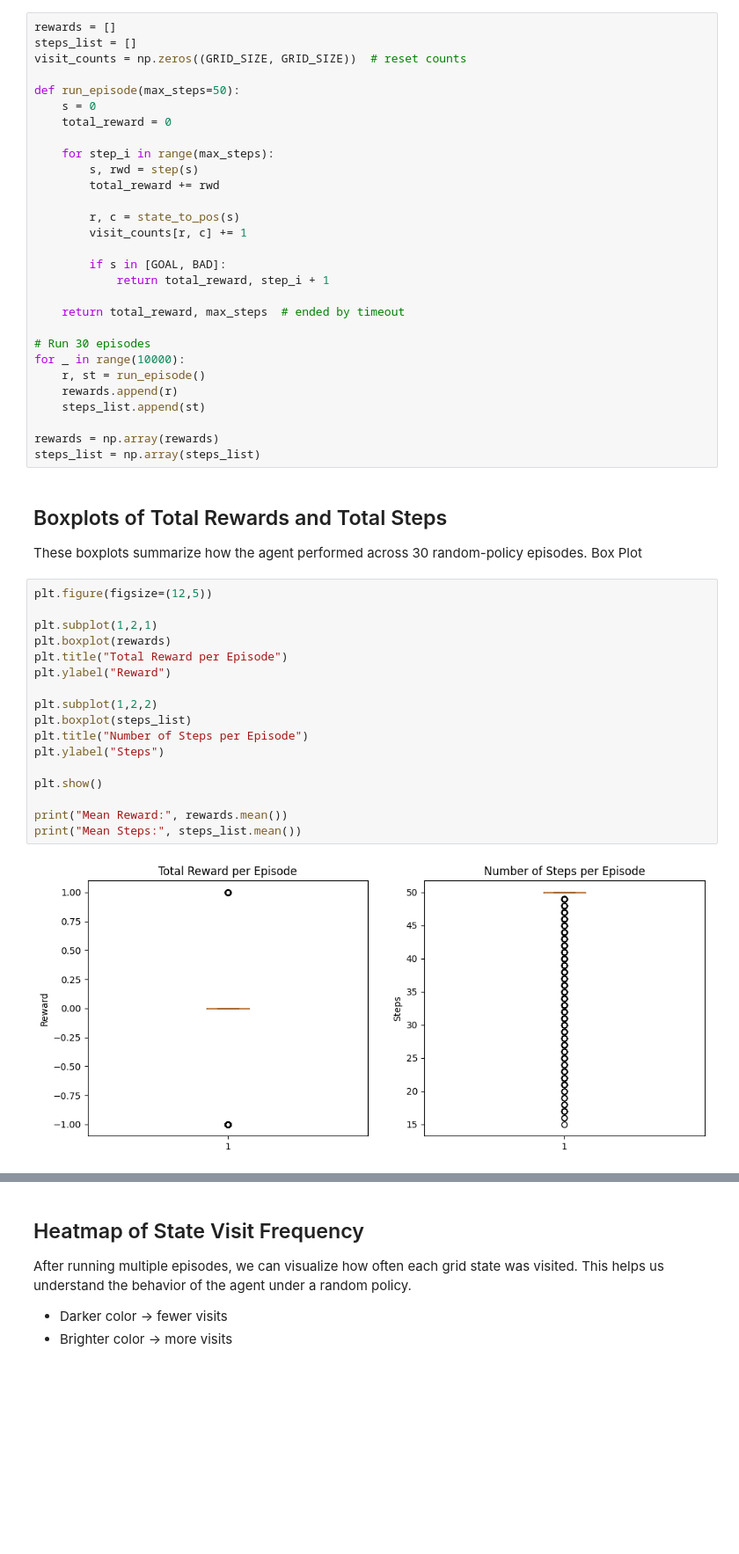
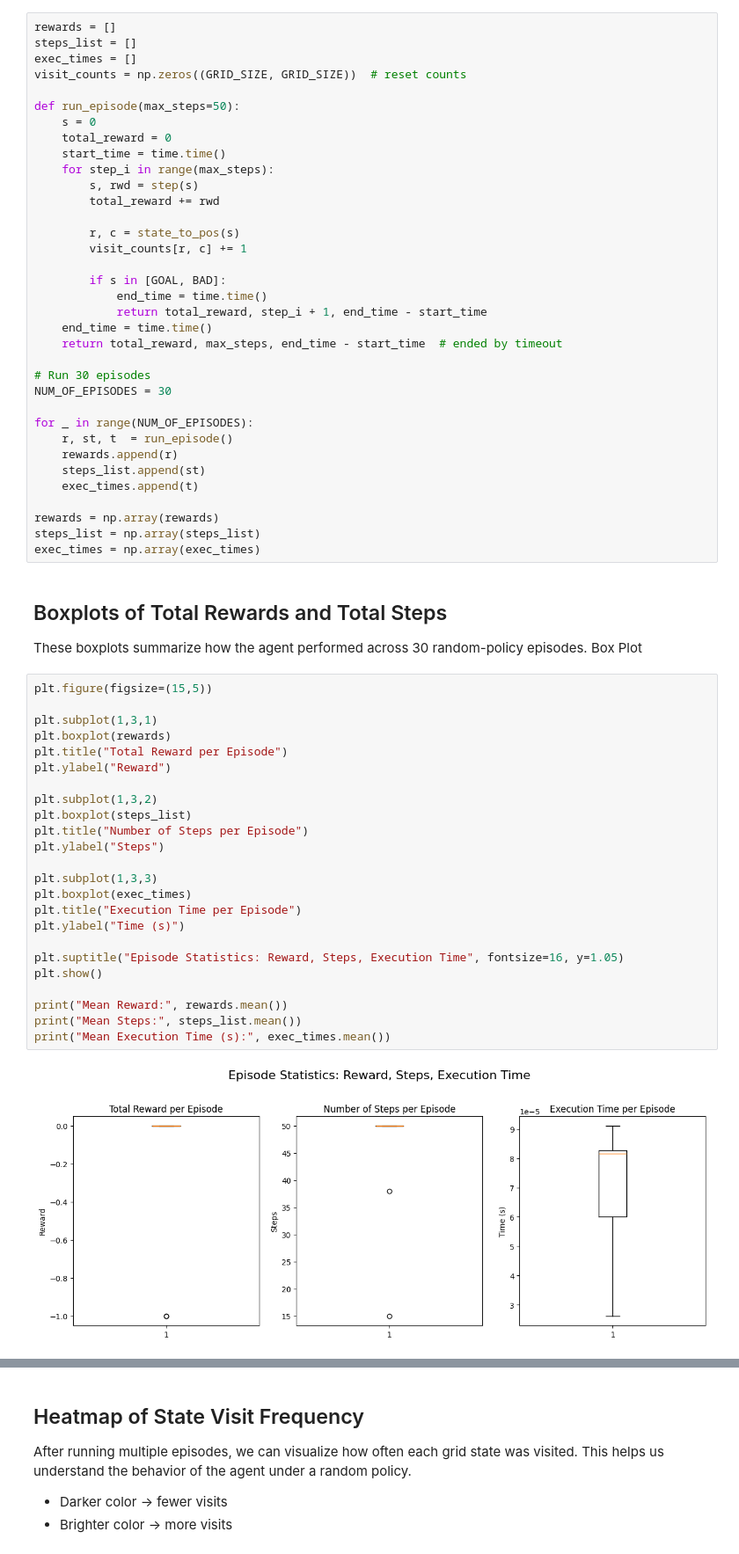
Before and after one commit to GauravGurung123/ml-supervised-learning-assignment-1, a Jupyter notebook: ReinforcementLearningEx/re_ex_1.ipynb, the cells around one changed output, grey strips where cells are left out. Shown: that part at 88% size. Saved outputs shown, nothing was run; the diff lists cells and outputs as text; blank space fills up the shorter version.

Commit message:
add max execution time

```diff
--- a/ReinforcementLearningEx/re_ex_1.ipynb
+++ b/ReinforcementLearningEx/re_ex_1.ipynb
@@ -187,12 +186,13 @@ We finish by plotting:
 # %%
 rewards = []
 steps_list = []
+exec_times = []
 visit_counts = np.zeros((GRID_SIZE, GRID_SIZE))  # reset counts
 
 def run_episode(max_steps=50):
     s = 0
     total_reward = 0
-
+    start_time = time.time()
     for step_i in range(max_steps):
         s, rwd = step(s)
         total_reward += rwd
@@ -201,38 +201,50 @@ def run_episode(max_steps=50):
         visit_counts[r, c] += 1
 
         if s in [GOAL, BAD]:
-            return total_reward, step_i + 1
-
-    return total_reward, max_steps  # ended by timeout
+            end_time = time.time()
+            return total_reward, step_i + 1, end_time - start_time
+    end_time = time.time()
+    return total_reward, max_steps, end_time - start_time  # ended by timeout
 
 # Run 30 episodes
-for _ in range(10000):
-    r, st = run_episode()
+NUM_OF_EPISODES = 30
+
+for _ in range(NUM_OF_EPISODES):
+    r, st, t  = run_episode()
     rewards.append(r)
     steps_list.append(st)
+    exec_times.append(t)
 
 rewards = np.array(rewards)
 steps_list = np.array(steps_list)
+exec_times = np.array(exec_times)
 # %% [markdown]
 ## Boxplots of Total Rewards and Total Steps
 These boxplots summarize how the agent performed across 30 random-policy episodes.
 Box Plot
 # %%
-plt.figure(figsize=(12,5))
+plt.figure(figsize=(15,5))
 
-plt.subplot(1,2,1)
+plt.subplot(1,3,1)
 plt.boxplot(rewards)
 plt.title("Total Reward per Episode")
 plt.ylabel("Reward")
 
-plt.subplot(1,2,2)
+plt.subplot(1,3,2)
 plt.boxplot(steps_list)
 plt.title("Number of Steps per Episode")
 plt.ylabel("Steps")
 
+plt.subplot(1,3,3)
+plt.boxplot(exec_times)
+plt.title("Execution Time per Episode")
+plt.ylabel("Time (s)")
+
+plt.suptitle("Episode Statistics: Reward, Steps, Execution Time", fontsize=16, y=1.05)
 plt.show()
 
 print("Mean Reward:", rewards.mean())
 print("Mean Steps:", steps_list.mean())
+print("Mean Execution Time (s):", exec_times.mean())
 # %% [output]
-[figure, old version]
+[figure, new version]
```
Also changed, not shown: parts of 6 cells of this notebook.
